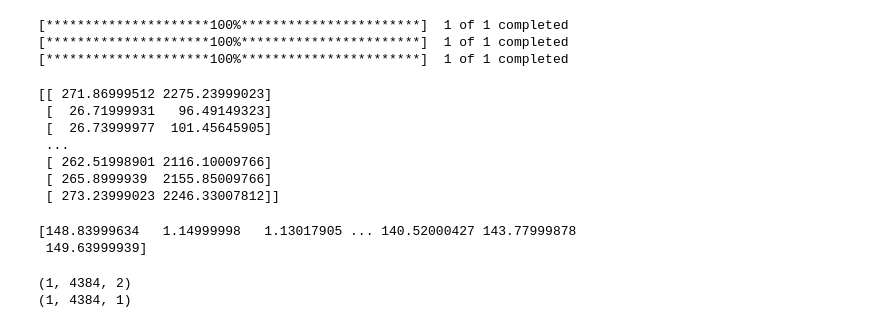
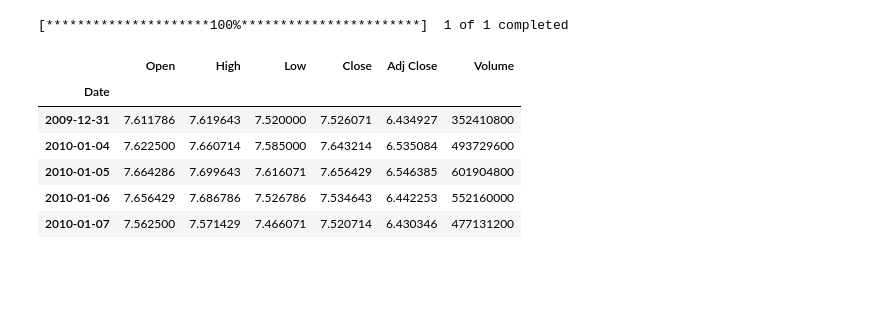
Before and after one commit to jhyunwoo/time-series-stock-price-forecast, a Jupyter notebook: lstm-v2.ipynb, the cells around one changed output. Cells and saved outputs as stored; diff of their text form; code cells hidden in the pictures; blank space fills up the shorter version.

```diff
--- a/lstm-v2.ipynb
+++ b/lstm-v2.ipynb
@@ -13,22 +16,0 @@ from tensorflow.keras.callbacks import EarlyStopping
-# %%
-APP_sym = "AAPL"
-MS_sym = "MSFT"
-GOO_sym = "GOOGL"
-start_date = '2005-01-01'
-
-app_data = yf.download(APP_sym, start=start_date)
-msft_data = yf.download(MS_sym, start=start_date)
-googl_data = yf.download(GOO_sym, start=start_date)
-app_close = app_data['Close']
-msft_close = msft_data['Close']
-googl_close = googl_data['Close']
-
-input1_data = []
-input2_data = []
-for i in range(len(app_data['Close'])):
-    input1_data.append([msft_close[i-1], googl_close[i-1]])
-    input2_data.append(app_close[i-1])
-# %% [output]
-[*********************100%***********************]  1 of 1 completed
-[*********************100%***********************]  1 of 1 completed
-[*********************100%***********************]  1 of 1 completed
@@ -38,23 +17,21 @@ y_data = array(input2_data)
-# %%
-print(x_data)
-# %% [output]
-[[ 271.86999512 2275.23999023]
- [  26.71999931   96.49149323]
- [  26.73999977  101.45645905]
- ...
- [ 262.51998901 2116.10009766]
- [ 265.8999939  2155.85009766]
- [ 273.23999023 2246.33007812]]
-# %%
-print(y_data)
-# %% [output]
-[148.83999634   1.14999998   1.13017905 ... 140.52000427 143.77999878
- 149.63999939]
-# %%
-x_data = x_data.reshape(1,len(x_data),2)
-y_data = y_data.reshape((1, len(y_data), 1))
-print(x_data.shape)
-print(y_data.shape)
-# %% [output]
-(1, 4384, 2)
-(1, 4384, 1)
+# %%
+sns.set_style('white', { 'axes.spines.right': False, 'axes.spines.top': False})
+
+end_date =  date.today().strftime("%Y-%m-%d")
+start_date = '2010-01-01'
+
+stockname = 'Apple'
+symbol = 'AAPL'
+
+df = yf.download(symbol, start=start_date, end=end_date)
+
+df.head()
+# %% [output]
+[*********************100%***********************]  1 of 1 completed
+|  | Open | High | Low | Close | Adj Close | Volume |
+| Date |  |  |  |  |  |  |
+| 2009-12-31 | 7.611786 | 7.619643 | 7.520000 | 7.526071 | 6.434927 | 352410800 |
+| 2010-01-04 | 7.622500 | 7.660714 | 7.585000 | 7.643214 | 6.535084 | 493729600 |
+| 2010-01-05 | 7.664286 | 7.699643 | 7.616071 | 7.656429 | 6.546385 | 601904800 |
+| 2010-01-06 | 7.656429 | 7.686786 | 7.526786 | 7.534643 | 6.442253 | 552160000 |
+| 2010-01-07 | 7.562500 | 7.571429 | 7.466071 | 7.520714 | 6.430346 | 477131200 |
```
Also changed, not shown: parts of 14 cells of this notebook.
